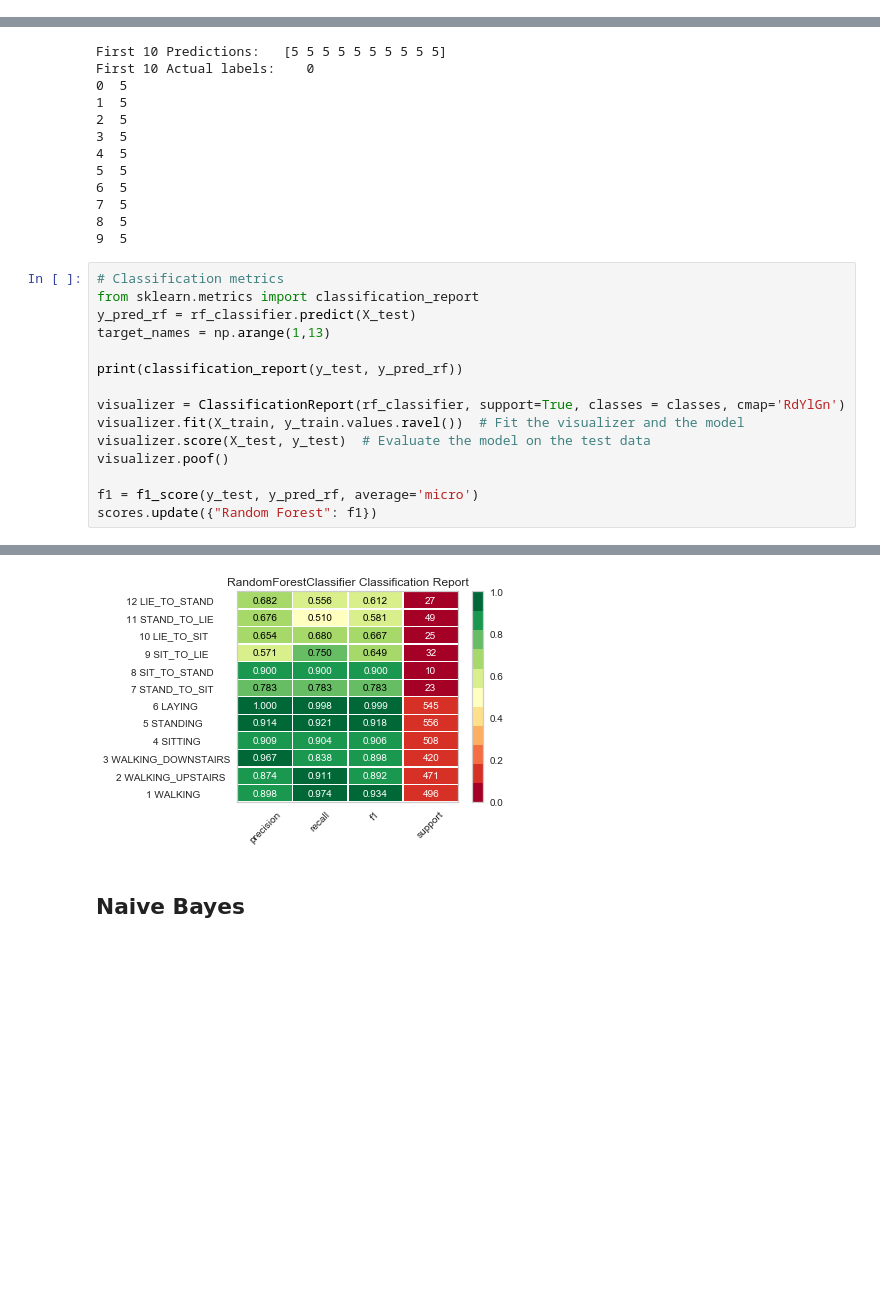
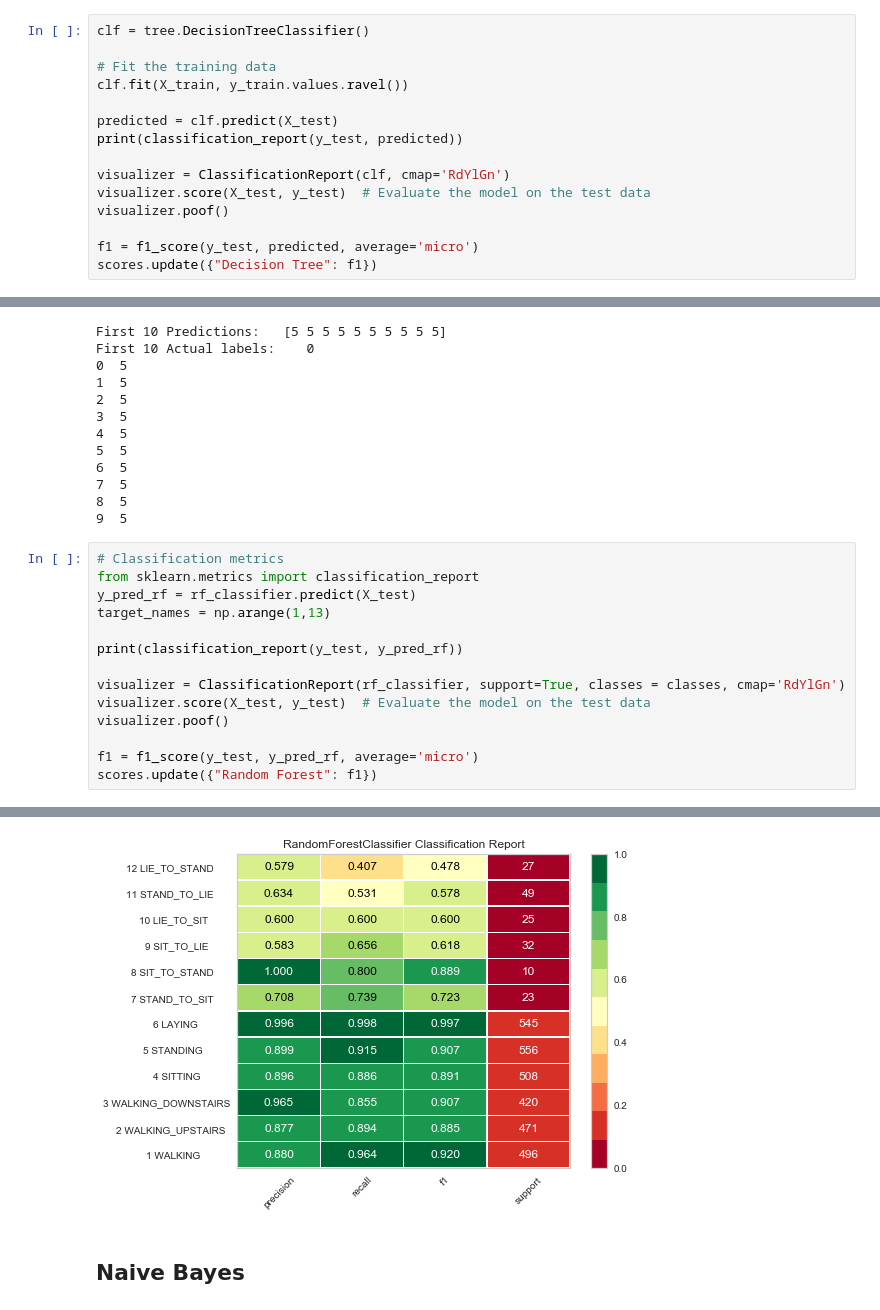
Before and after one commit to ykarki1/smart-move, a Jupyter notebook: all_models.ipynb, the cells around one changed output, grey strips where cells are left out. Cells and saved outputs as stored; diff of their text form; blank space fills up the shorter version.

Commit message:
all models merged and a summary bar graph created

```diff
--- a/all_models.ipynb
+++ b/all_models.ipynb
@@ -55,0 +58,15 @@ X_test.shape
+# %%
+clf = tree.DecisionTreeClassifier()
+
+# Fit the training data
+clf.fit(X_train, y_train.values.ravel())
+
+predicted = clf.predict(X_test)
+print(classification_report(y_test, predicted))
+
+visualizer = ClassificationReport(clf, cmap='RdYlGn')
+visualizer.score(X_test, y_test)  # Evaluate the model on the test data
+visualizer.poof()
+
+f1 = f1_score(y_test, predicted, average='micro')
+scores.update({"Decision Tree": f1})
@@ -101,7 +144,6 @@ target_names = np.arange(1,13)
 print(classification_report(y_test, y_pred_rf))
 
 visualizer = ClassificationReport(rf_classifier, support=True, classes = classes, cmap='RdYlGn')
-visualizer.fit(X_train, y_train.values.ravel())  # Fit the visualizer and the model
 visualizer.score(X_test, y_test)  # Evaluate the model on the test data
 visualizer.poof()
 
@@ -129,4 +171,4 @@ weighted avg       0.91      0.91      0.91      3162
-[figure, old version]
+[figure, new version]
 # %% [markdown]
 ## Naive Bayes
 # %%
```
Also changed, not shown: parts of 34 cells of this notebook.
